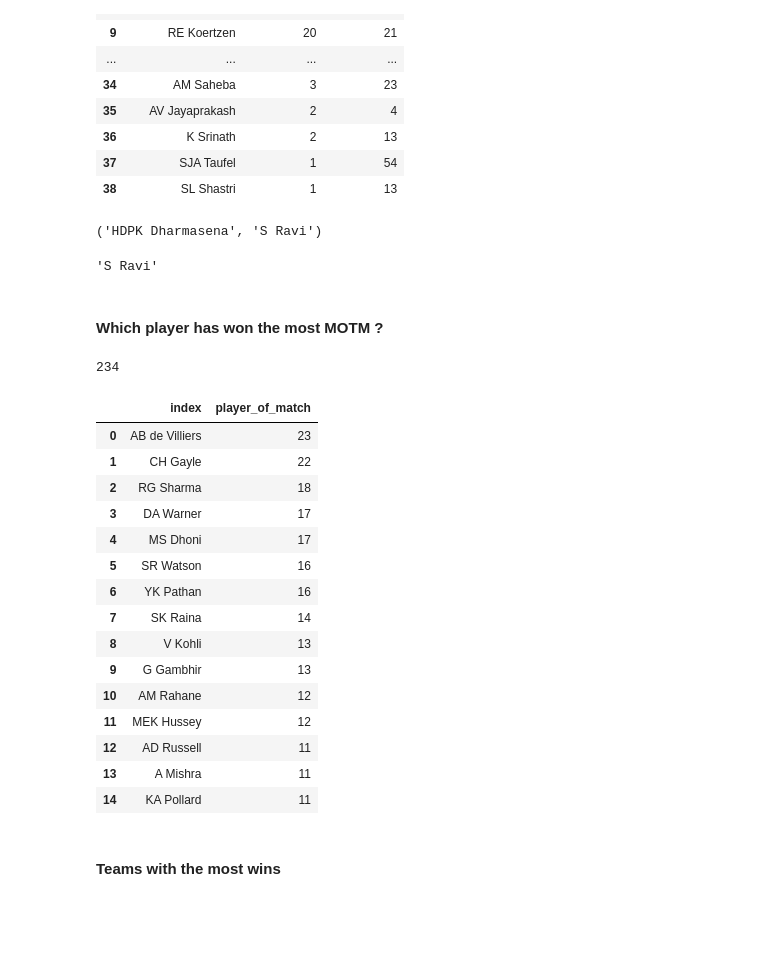
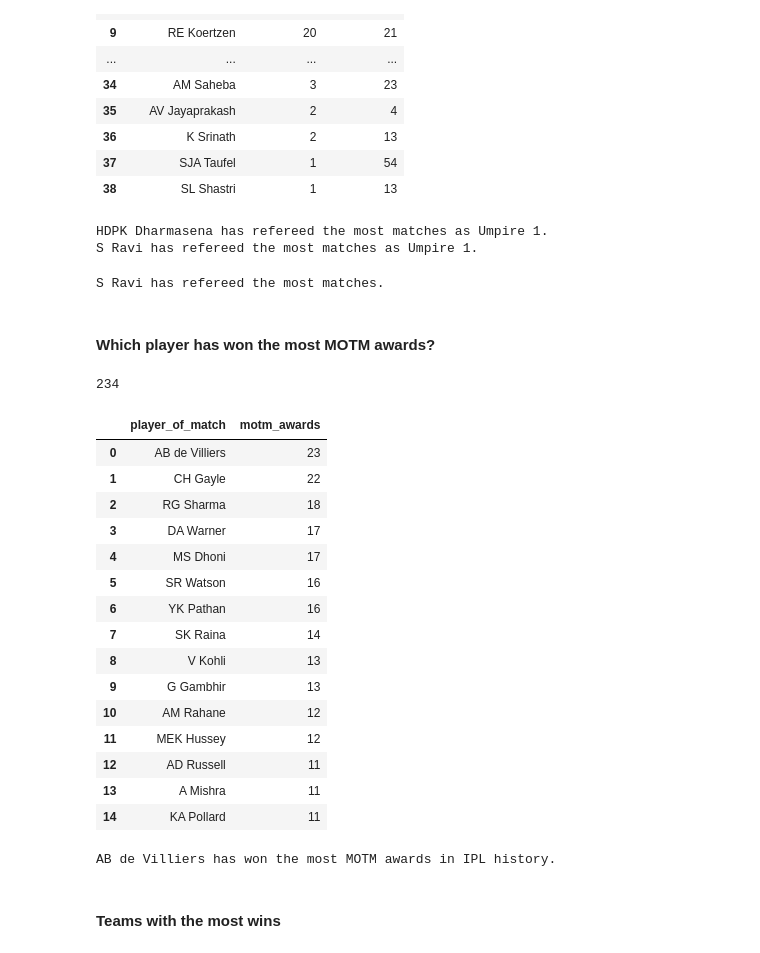
Before and after one commit to RoshanM-18/Data_Analysis_and_Dashboards, a Jupyter notebook: IPL_EDA/IPL_Data_Analysis_Pandas.ipynb, the cells around one changed output. Saved outputs shown, nothing was run; the diff lists cells and outputs as text; code cells hidden in the pictures; blank space fills up the shorter version.

```diff
--- a/IPL_EDA/IPL_Data_Analysis_Pandas.ipynb
+++ b/IPL_EDA/IPL_Data_Analysis_Pandas.ipynb
@@ -72,17 +73,21 @@ df_all_umpires
 # %%
 most_as_u1 = df_all_umpires.loc[df_all_umpires["as_umpire1"].idxmax(), "umpire_name"]
 most_as_u2 = df_all_umpires.loc[df_all_umpires["as_umpire2"].idxmax(), "umpire_name"]
-most_as_u1, most_as_u2
+
+print(f"{most_as_u1} has refereed the most matches as Umpire 1.")
+print(f"{most_as_u2} has refereed the most matches as Umpire 1.")
 # %% [output]
-('HDPK Dharmasena', 'S Ravi')
+HDPK Dharmasena has refereed the most matches as Umpire 1.
+S Ravi has refereed the most matches as Umpire 1.
 # %%
 df_all_umpires["total"] = df_all_umpires["as_umpire1"] + df_all_umpires["as_umpire2"]
 most_as_u = df_all_umpires.loc[df_all_umpires["total"].idxmax(), "umpire_name"]
-most_as_u
+
+print(f"{most_as_u} has refereed the most matches.")
 # %% [output]
-'S Ravi'
+S Ravi has refereed the most matches.
 # %% [markdown]
-#### Which player has won the most MOTM ?
+#### Which player has won the most MOTM awards?
 # %%
 all_motm_players = df_matches["player_of_match"].unique().tolist()
 len(all_motm_players)
@@ -90,10 +95,10 @@ len(all_motm_players)
 234
 # %%
 top_15_motm = df_matches["player_of_match"].value_counts().reset_index()
-top_15_motm.rename(columns={"index":"player_of_match", "player_of_match":"motm_awards"})
+top_15_motm.rename(columns={"index":"player_of_match", "player_of_match":"motm_awards"}, inplace=True)
 top_15_motm.head(15)
 # %% [output]
-|  | index | player_of_match |
+|  | player_of_match | motm_awards |
 | 0 | AB de Villiers | 23 |
 | 1 | CH Gayle | 22 |
 | 2 | RG Sharma | 18 |
@@ -109,6 +114,10 @@ top_15_motm.head(15)
 | 12 | AD Russell | 11 |
 | 13 | A Mishra | 11 |
 | 14 | KA Pollard | 11 |
+# %%
+print("{} has won the most MOTM awards in IPL history.".format(top_15_motm.loc[top_15_motm.motm_awards.idxmax(), "player_of_match"]))
+# %% [output]
+AB de Villiers has won the most MOTM awards in IPL history.
 # %% [markdown]
 #### Teams with the most wins
 # %%
```
Also changed, not shown: parts of 41 cells of this notebook.
